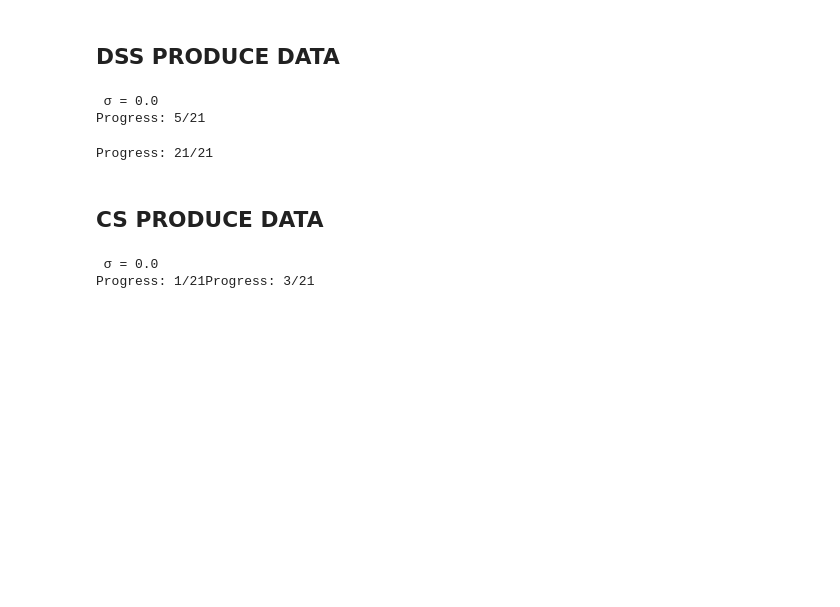
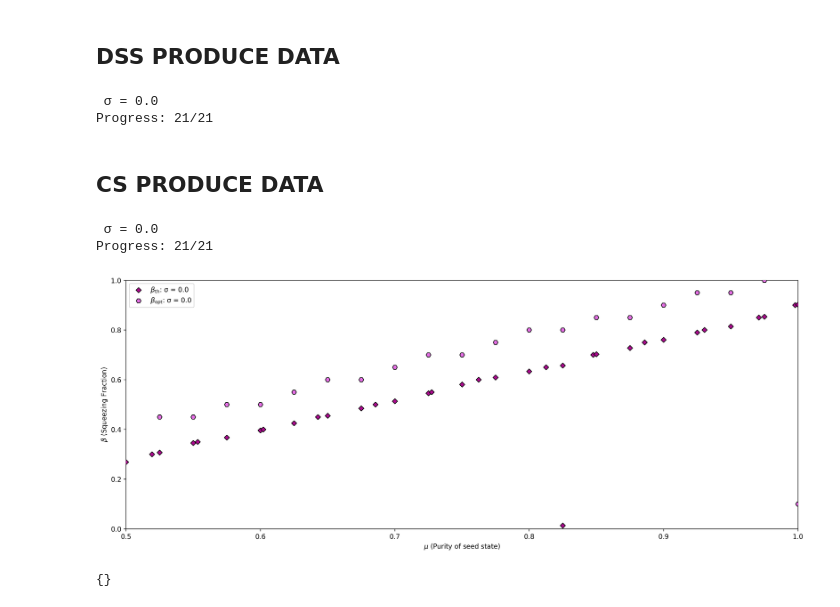
Before and after one commit to KPourgourides/Quantum-Communications-Internship-IRIDA-, a Jupyter notebook: protocol_impure_testing.ipynb, the cells around one changed output. Cells and saved outputs as stored; diff of their text form; code cells hidden in the pictures; blank space fills up the shorter version.

Commit message:
produced data for 10000 sampling

```diff
--- a/protocol_impure_testing.ipynb
+++ b/protocol_impure_testing.ipynb
@@ -18,22 +18,21 @@ reload_protocols()
 N = 2
 mus_grid = np.linspace(0.5, 1, 21)
 beta_grid = np.linspace(0, 1, 21)
-num_samples = 500
+num_samples = 10000
 sigmas = [0.0]
 for sigma in sigmas:
 
     print(f"\n σ = {sigma}")
 
     # Compute error probabilities
-    perr = im.perr_dss(N, mus_grid, beta_grid, sigma, num_samples)
+    perr_dss = im.perr_dss(N, mus_grid, beta_grid, sigma, num_samples)
     # Create meshgrid for plotting
     mu_surface, beta_surface = np.meshgrid(mus_grid, beta_grid, indexing="ij")
     #save data
-    np.savez(f"data/DSS/perr_dss_N{N}_b{len(beta_grid)}_mu{len(mus_grid)}_S{num_samples}_sigma{sigma}.npz", N=N, beta_grid = beta_grid, mus_grid = mus_grid, perr=perr, sigma = sigma)
+    np.savez(f"data/DSS/perr_dss_N{N}_b{len(beta_grid)}_mu{len(mus_grid)}_S{num_samples}_sigma{sigma}.npz", N=N, beta_grid = beta_grid, mus_grid = mus_grid, perr=perr_dss, sigma = sigma)
 # %% [output]
  σ = 0.0
-Progress: 5/21
+Progress: 21/21
-Progress: 21/21
 # %% [markdown]
 ## CS PRODUCE DATA
 # %%
@@ -41,21 +40,21 @@ reload_protocols()
 
 N = 2
 mus_grid = np.linspace(0.5, 1, 21)
-num_samples = 600
+num_samples = 10000
 sigmas = [0.0]
 for sigma in sigmas:
 
     print(f"\n σ = {sigma}")
 
     # Compute error probabilities
-    perr = im.perr_cs(N, mus_grid, sigma, num_samples)
+    perr_cs = im.perr_cs(N, mus_grid, sigma, num_samples)
     # Create meshgrid for plotting
     mu_surface, beta_surface = np.meshgrid(mus_grid, beta_grid, indexing="ij")
     #save data
-    np.savez(f"data/CS/perr_cs_N{N}_mu{len(mus_grid)}_S{num_samples}_sigma{sigma}.npz", N=N, mus_grid = mus_grid, perr=perr, sigma = sigma)
+    np.savez(f"data/CS/perr_cs_N{N}_mu{len(mus_grid)}_S{num_samples}_sigma{sigma}.npz", N=N, mus_grid = mus_grid, perr=perr_cs, sigma = sigma)
 # %% [output]
  σ = 0.0
-Progress: 1/21Progress: 3/21
+Progress: 21/21
 # %%
 colors_1 = ["#e56ee5",  "#2ca02c",  "#ff7f0e",  "#9467bd",  "#17becf",  "#e377c2",  "#8c564b",  "#bcbd22",  "#7f7f7f",  "#5af74b"]*3
 colors_2 = ["#AD0B90",  "#084108",  "#773b05",  "#460880",  "#0c6f7c",  "#5c0642",  "#941c04",  "#8b8b06",  "#212121",  "#092a06",  "#092a06"]*3
@@ -63,3 +62,10 @@ colors_2 = ["#AD0B90",  "#084108",  "#773b05",  "#460880",  "#0c6f7c",  "#5c0642
 reload_protocols()
 sigmas = [0.0]
 im.plot_homodyne_perr(sigmas, colors_1, colors_2, dss = 'data', cs= 'data')
+# %%
+reload_protocols()
+sigmas = [0.0]
+im.optimal_squeezing(sigmas, colors_1, colors_2, opt= True, th = True)
+# %% [output]
+[figure, added]
+{}
```
Also changed, not shown: 3 other files.
